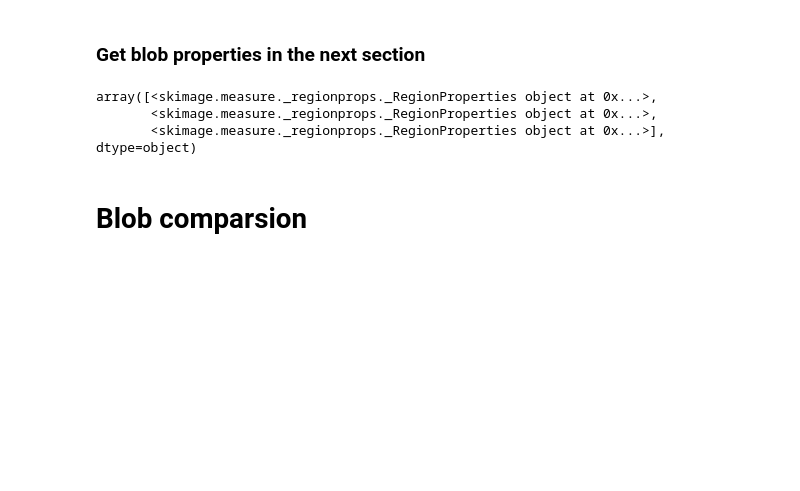
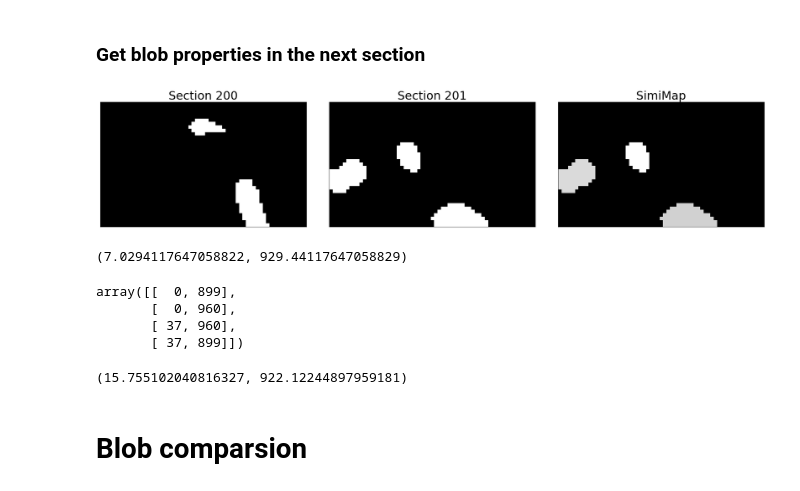
Before and after one commit to xiangjiph/MouseBrainAtlas, a Jupyter notebook: XJ/blob_detection_with_Pre_detected_cell.ipynb, the cells around one changed output. Saved outputs shown, nothing was run; the diff lists cells and outputs as text; code cells hidden in the pictures; blank space fills up the shorter version.

```diff
--- a/XJ/blob_detection_with_Pre_detected_cell.ipynb
+++ b/XJ/blob_detection_with_Pre_detected_cell.ipynb
@@ -284,3 +313,10 @@ tempB1_size = temp_curr_blob_props['area']
 
 temp_next_sec_range, local_cloc = fun_scan_range(tempB1_idx_loc,5*fun_radius_bbox(*temp_curr_blob_props.bbox),im0max=im0max,im1max=im1max,o_form='2D')
 temp_next_sec_range_1D,_ = fun_scan_range(tempB1_idx_loc,5*fun_radius_bbox(*temp_curr_blob_props.bbox),im0max=im0max,im1max=im1max)
+# %%
+display_images_in_grids([ fun_crop_images(im_BW[secIndex],*temp_next_sec_range_1D).astype(float) ,
+                         fun_crop_images(im_BW[temp_next_secIdx],*temp_next_sec_range_1D).astype(float),
+                         fun_rescale_grayscale_image(temp_next_sec_image_sim) ],
+                        nc=3,titles=['Section %d'%sec, 'Section %d'%temp_next_sec,'SimiMap'], cmap=plt.cm.gray)
+# %% [output]
+[figure, added]
@@ -297,12 +338,21 @@ if temp_next_n_blob:
     temp_next_sec_image_blob_prop = np.array(im_blob_prop[temp_next_sec])[tempBlobInside]
 else:
     print('No Blobs found.')
+# %%
+tempB1_idx_loc
+# %% [output]
+(7.0294117647058822, 929.44117647058829)
+# %%
+temp_next_sec_range
+# %% [output]
+array([[  0, 899],
+       [  0, 960],
+       [ 37, 960],
+       [ 37, 899]])
 # %%
-temp_next_sec_image_blob_prop
+temp_next_sec_image_blob_prop[0]['centroid']
 # %% [output]
-array([<skimage.measure._regionprops._RegionProperties object at 0x...>,
-       <skimage.measure._regionprops._RegionProperties object at 0x...>,
-       <skimage.measure._regionprops._RegionProperties object at 0x...>], dtype=object)
+(15.755102040816327, 922.12244897959181)
 # %% [markdown]
 # Blob comparsion
 # %%
```
Also changed, not shown: parts of 28 cells of this notebook.
